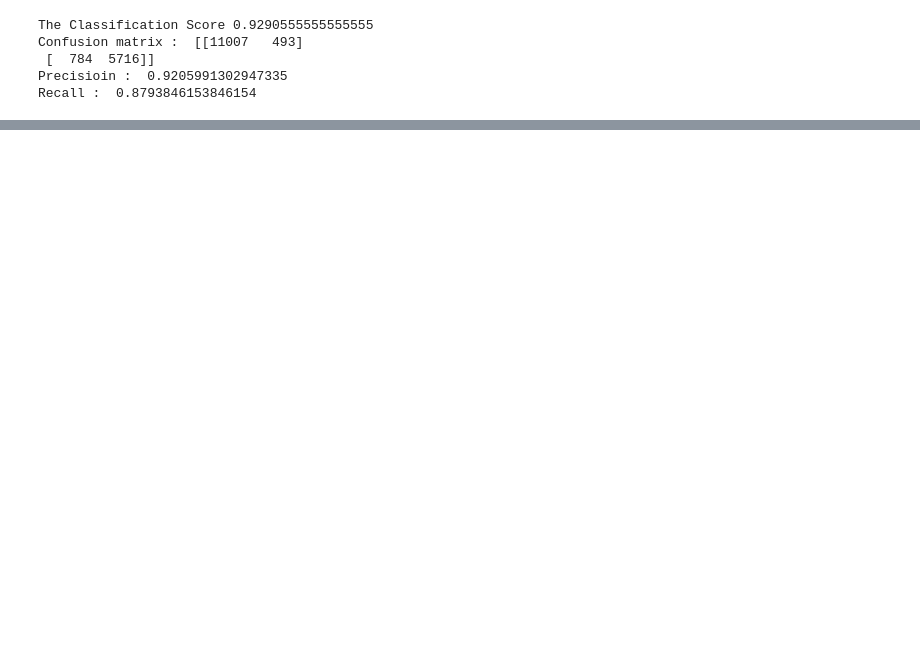
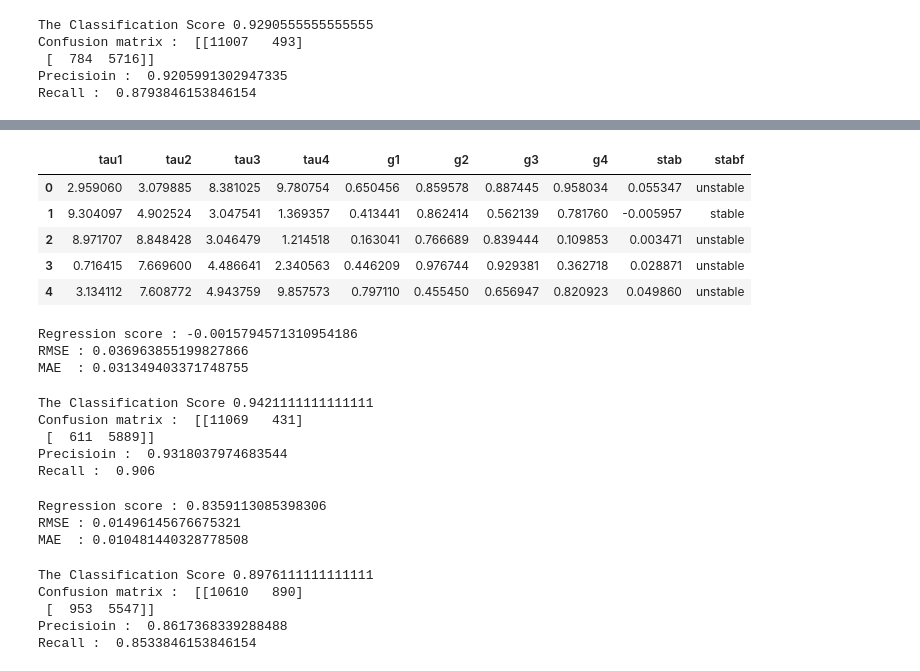
Before and after one commit to saivarshith67/smart-grid-stability, a Jupyter notebook: smartgridprediction.ipynb, the cells around one changed output, grey strips where cells are left out. Cells and saved outputs as stored; diff of their text form; code cells hidden in the pictures; blank space fills up the shorter version.

```diff
--- a/smartgridprediction.ipynb
+++ b/smartgridprediction.ipynb
@@ -218,0 +324,72 @@ MAE  : 0.031349403371748755
+# %%
+new_df = df.drop(columns=['p1', 'p2', 'p3', 'p4'])
+new_df.head()
+# %% [output]
+|  | tau1 | tau2 | tau3 | tau4 | g1 | g2 | g3 | g4 | stab | stabf |
+| 0 | 2.959060 | 3.079885 | 8.381025 | 9.780754 | 0.650456 | 0.859578 | 0.887445 | 0.958034 | 0.055347 | unstable |
+| 1 | 9.304097 | 4.902524 | 3.047541 | 1.369357 | 0.413441 | 0.862414 | 0.562139 | 0.781760 | -0.005957 | stable |
+| 2 | 8.971707 | 8.848428 | 3.046479 | 1.214518 | 0.163041 | 0.766689 | 0.839444 | 0.109853 | 0.003471 | unstable |
+| 3 | 0.716415 | 7.669600 | 4.486641 | 2.340563 | 0.446209 | 0.976744 | 0.929381 | 0.362718 | 0.028871 | unstable |
+| 4 | 3.134112 | 7.608772 | 4.943759 | 9.857573 | 0.797110 | 0.455450 | 0.656947 | 0.820923 | 0.049860 | unstable |
+# %%
+x_train, x_test, y_train, y_test = preprocess_inputs(new_df, task='regression')
+
+new_svm_reg = SVR()
+new_svm_reg.fit(x_train, y_train)
+
+y_pred = new_svm_reg.predict(x_test)
+print(f"Regression score : {new_svm_reg.score(x_test, y_test)}")
+print(f"RMSE : {root_mean_squared_error(y_test, y_pred)}")
+print(f"MAE  : {mean_absolute_error(y_test, y_pred)}")
+# %% [output]
+Regression score : -0.0015794571310954186
+RMSE : 0.036963855199827866
+MAE  : 0.031349403371748755
+# %%
+x_train, x_test, y_train, y_test = preprocess_inputs(new_df, task="classification")
+
+new_svm_clf = SVC()
+new_svm_clf.fit(x_train, y_train)
+
+print("The Classification Score", new_svm_clf.score(x_test, y_test))
+y_pred = new_svm_clf.predict(x_test)
+print("Confusion matrix : ", confusion_matrix(y_true=y_test, y_pred=y_pred))
+print("Precisioin : ", precision_score(y_test, y_pred))
+print("Recall : ", recall_score(y_test, y_pred))
+# %% [output]
+The Classification Score 0.9421111111111111
+Confusion matrix :  [[11069   431]
+ [  611  5889]]
+Precisioin :  0.9318037974683544
+Recall :  0.906
+# %%
+x_train, x_test, y_train, y_test = preprocess_inputs(new_df, task='regression')
+
+new_dtree_reg = DecisionTreeRegressor()
+new_dtree_reg.fit(x_train, y_train)
+
+y_pred = new_dtree_reg.predict(x_test)
+print(f"Regression score : {new_dtree_reg.score(x_test, y_test)}")
+print(f"RMSE : {root_mean_squared_error(y_test, y_pred)}")
+print(f"MAE  : {mean_absolute_error(y_test, y_pred)}")
+# %% [output]
+Regression score : 0.8359113085398306
+RMSE : 0.01496145676675321
+MAE  : 0.010481440328778508
+# %%
+x_train, x_test, y_train, y_test = preprocess_inputs(new_df, task="classification")
+
+new_dtree_clf = DecisionTreeClassifier()
+new_dtree_clf.fit(x_train, y_train)
+
+print("The Classification Score", new_dtree_clf.score(x_test, y_test))
+y_pred = new_dtree_clf.predict(x_test)
+print("Confusion matrix : ", confusion_matrix(y_true=y_test, y_pred=y_pred))
+print("Precisioin : ", precision_score(y_test, y_pred))
+print("Recall : ", recall_score(y_test, y_pred))
+# %% [output]
+The Classification Score 0.8976111111111111
+Confusion matrix :  [[10610   890]
+ [  953  5547]]
+Precisioin :  0.8617368339288488
+Recall :  0.8533846153846154
```
Also changed, not shown: parts of 20 cells of this notebook, 1 other file.
